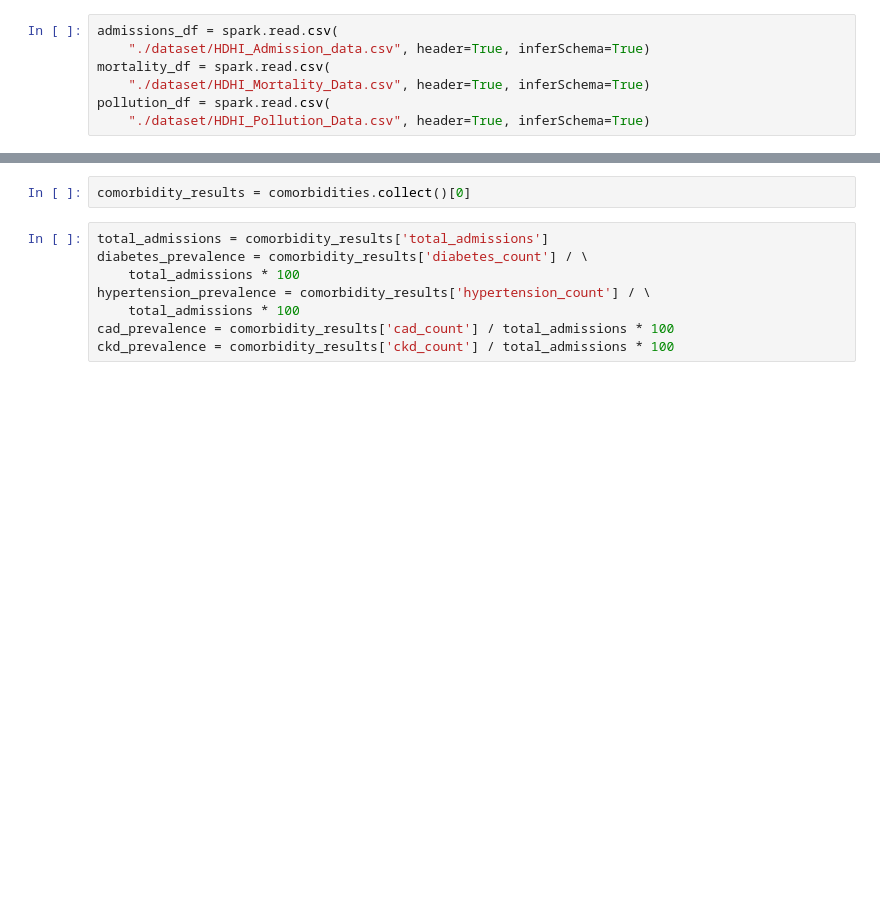
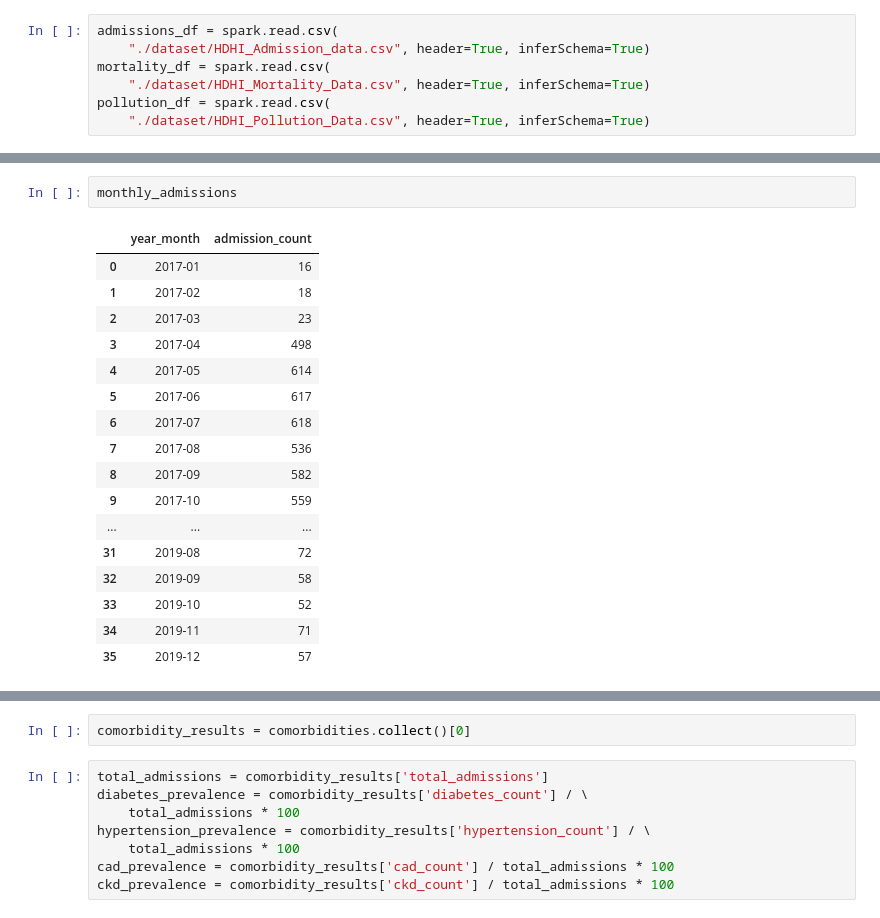
Before and after one commit to ExistCode/big_data_assignment, a Jupyter notebook: Spark.ipynb, the cells around one changed output, grey strips where cells are left out. Drawn from its saved outputs; the diff is of its cells as text; blank space fills up the shorter version.

```diff
--- a/Spark.ipynb
+++ b/Spark.ipynb
@@ -74,0 +144,20 @@ comorbidities = spark.sql("""
+# %%
+monthly_admissions
+# %% [output]
+|  | year_month | admission_count |
+| 0 | 2017-01 | 16 |
+| 1 | 2017-02 | 18 |
+| 2 | 2017-03 | 23 |
+| 3 | 2017-04 | 498 |
+| 4 | 2017-05 | 614 |
+| 5 | 2017-06 | 617 |
+| 6 | 2017-07 | 618 |
+| 7 | 2017-08 | 536 |
+| 8 | 2017-09 | 582 |
+| 9 | 2017-10 | 559 |
+| ... | ... | ... |
+| 31 | 2019-08 | 72 |
+| 32 | 2019-09 | 58 |
+| 33 | 2019-10 | 52 |
+| 34 | 2019-11 | 71 |
+| 35 | 2019-12 | 57 |
```
Also changed, not shown: parts of 18 cells of this notebook.
